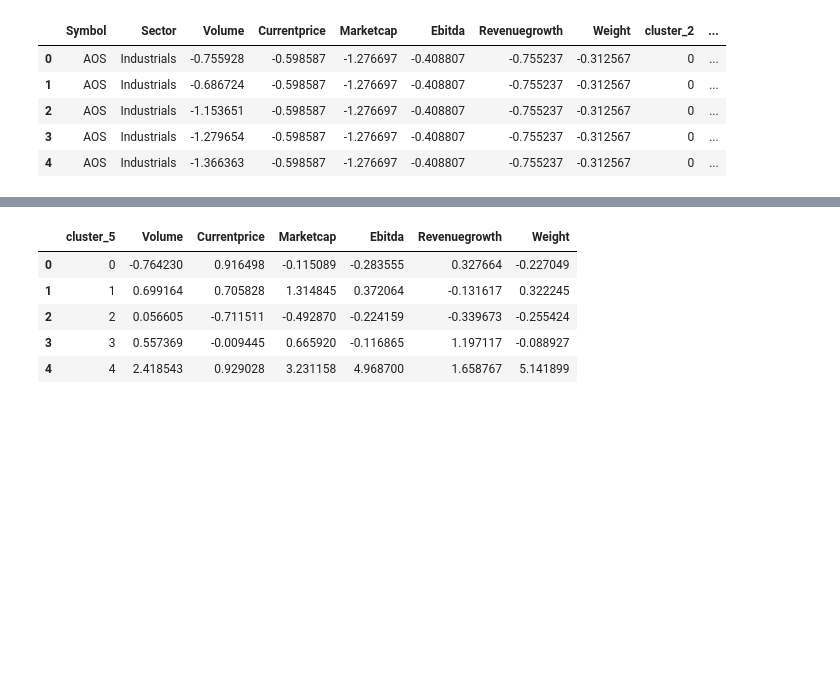
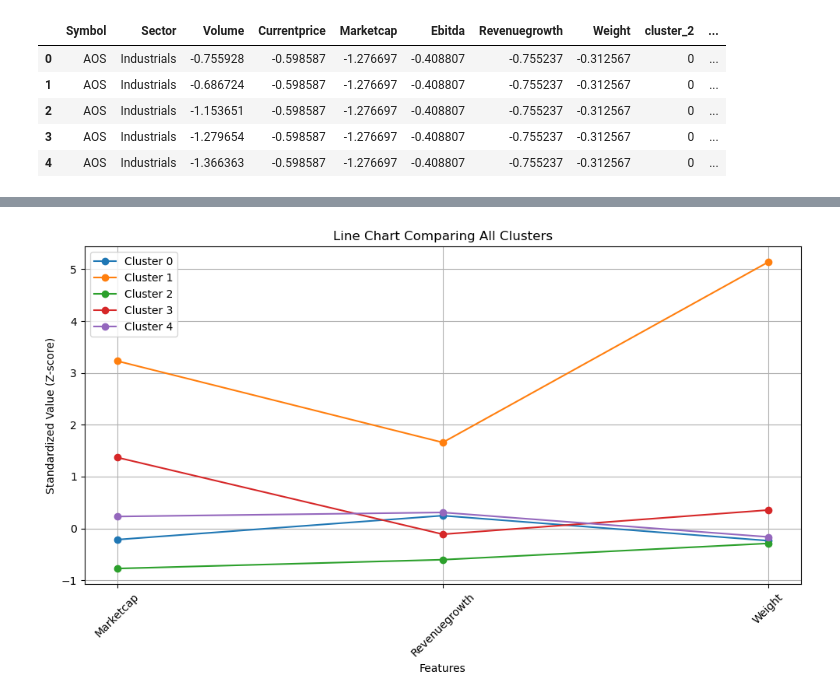
Before and after one commit to KayMichnicki/AAI510-Final-Project, a Jupyter notebook: AAI510_Stock_Clustering.ipynb, the cells around one changed output, grey strips where cells are left out. Saved outputs shown, nothing was run; the diff lists cells and outputs as text; code cells hidden in the pictures; blank space fills up the shorter version.

```diff
--- a/AAI510_Stock_Clustering.ipynb
+++ b/AAI510_Stock_Clustering.ipynb
@@ -480,10 +437,15 @@ plt.show()
-# %%
-cluster_summary = stocks_num.groupby('cluster_5')[num_features].mean().reset_index()
-cluster_summary
-# %% [output]
-|  | cluster_5 | Volume | Currentprice | Marketcap | Ebitda | Revenuegrowth | Weight |
-| 0 | 0 | -0.764230 | 0.916498 | -0.115089 | -0.283555 | 0.327664 | -0.227049 |
-| 1 | 1 | 0.699164 | 0.705828 | 1.314845 | 0.372064 | -0.131617 | 0.322245 |
-| 2 | 2 | 0.056605 | -0.711511 | -0.492870 | -0.224159 | -0.339673 | -0.255424 |
-| 3 | 3 | 0.557369 | -0.009445 | 0.665920 | -0.116865 | 1.197117 | -0.088927 |
-| 4 | 4 | 2.418543 | 0.929028 | 3.231158 | 4.968700 | 1.658767 | 5.141899 |
+# %%
+# --- 3. Line Chart of All Clusters ---
+plt.figure(figsize=(10, 6))
+for i in range(5):
+    plt.plot(features, cluster_summary.loc[i, features], marker='o', label=f'Cluster {i}')
+plt.title('Line Chart Comparing All Clusters')
+plt.xlabel('Features')
+plt.ylabel('Standardized Value (Z-score)')
+plt.legend()
+plt.grid(True)
+plt.xticks(rotation=45)
+plt.tight_layout()
+plt.show()
+# %% [output]
+[figure, added]
```
Also changed, not shown: parts of 22 cells of this notebook.
